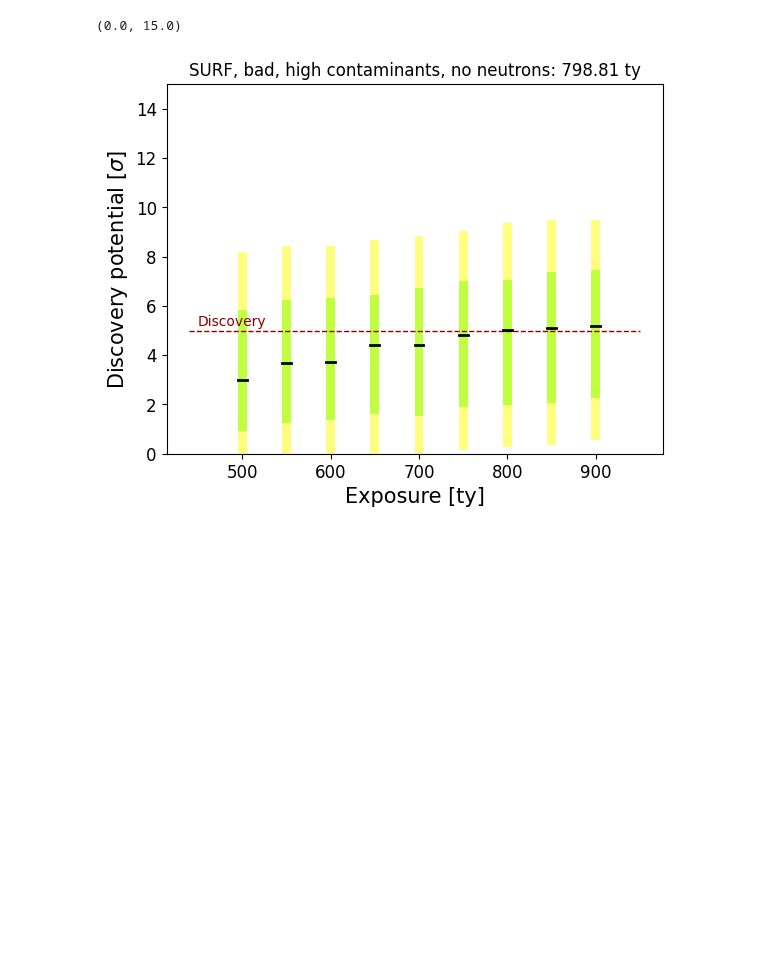
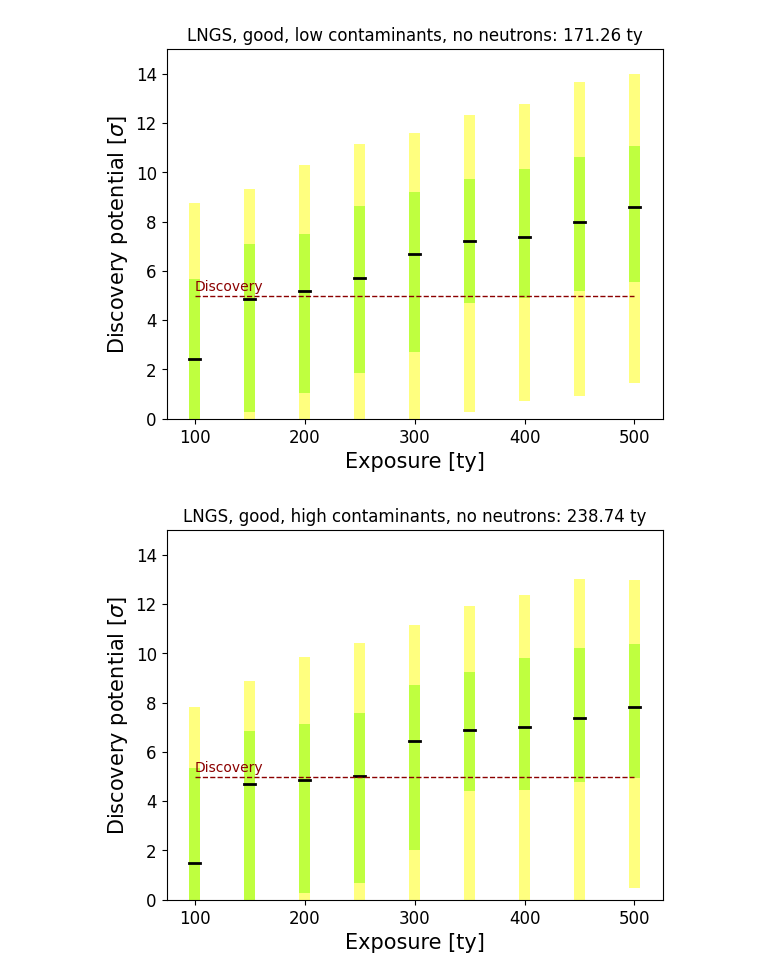
Before and after one commit to robertsjames/FlameFitSimple, a Jupyter notebook: analyses/CEvNS_discovery/defn1.ipynb, the cells around one changed output. Drawn from its saved outputs; the diff is of its cells as text; code cells hidden in the pictures; blank space fills up the shorter version.

Commit message:
High stats results for definition 2 study.

```diff
--- a/analyses/CEvNS_discovery/defn1.ipynb
+++ b/analyses/CEvNS_discovery/defn1.ipynb
@@ -42,6 +42,17 @@ def get_crossing(x, y, crit_val=5.):
     gradient = (y_right - y_left) / (x_right - x_left)
 
     return (crit_val - y_left) / gradient + x_left
-# %%
-expsoures, bands = get_disco_bands(directory='outputs/CEvNS_disco/LNGS_good_low')
+# %%
+files_titles = {'outputs/CEvNS_disco/LNGS_good_low': 'LNGS, good, low contaminants, no neutrons',
+                'outputs/CEvNS_disco/LNGS_good_high': 'LNGS, good, high contaminants, no neutrons',
+                'outputs/CEvNS_disco/LNGS_bad_low': 'LNGS, bad, low contaminants, no neutrons',
+                'outputs/CEvNS_disco/LNGS_bad_high': 'LNGS, bad, high contaminants, no neutrons',
+                'outputs/CEvNS_disco/LNGS_good_low_neutrons_low': 'LNGS, good, low contaminants, low neutrons',
+                'outputs/CEvNS_disco/LNGS_good_low_neutrons_high': 'LNGS, good, low contaminants, high neutrons',
+                'outputs/CEvNS_disco/SURF_good_low': 'SURF, good, low contaminants, no neutrons',
+                'outputs/CEvNS_disco/SURF_good_high': 'SURF, good, high contaminants, no neutrons',
+                'outputs/CEvNS_disco/SURF_bad_low': 'SURF, bad, low contaminants, no neutrons',
+                'outputs/CEvNS_disco/SURF_bad_high': 'SURF, bad, high contaminants, no neutrons',
+                'outputs/CEvNS_disco/SURF_good_low_neutrons_low': 'SURF, good, low contaminants, low neutrons',
+                'outputs/CEvNS_disco/SURF_good_low_neutrons_high': 'SURF, good, low contaminants, high neutrons'}
 # %%
@@ -498,39 +98,6 @@ expsoures, bands = get_disco_bands(directory='outputs/CEvNS_disco/SURF_bad_high'
-# %%
-delta = 5
-
-plt.hlines(5., 440., 950., color='darkred', linestyle='--', linewidth=1)
-plt.text(450, 5.2, 'Discovery', color='darkred')
-
-medians = dict()
-for exposure, band in zip(expsoures, bands):
-
-    plt.plot([exposure-delta, exposure+delta],
-             2*[band[0]],
-             color='k', linewidth=2)
-    plt.fill_between([exposure-delta, exposure+delta],
-                     2*[band[-1]], 2*[band[1]],
-                     facecolor='#00ff00', alpha=0.5)
-    plt.fill_between([exposure-delta, exposure+delta],
-                     2*[band[-2]], 2*[band[2]],
-                     facecolor='#ffff00', alpha=0.5)
-
-    medians[exposure] = band[0]
-
-medians = collections.OrderedDict(sorted(medians.items()))
-exposures = list(medians.keys())
-meds = list(medians.values())
-crossing = get_crossing(exposures, meds)
-
-plt.xlabel("Exposure [ty]")
-plt.ylabel("Discovery potential [$\sigma$]")
-plt.title(f"SURF, bad, high contaminants, no neutrons: {crossing:.2f} ty")
-plt.xticks(fontsize=12)
-plt.yticks(fontsize=12)
-ax = plt.gca()
-ax.xaxis.get_label().set_fontsize(15)
-ax.yaxis.get_label().set_fontsize(15)
-
-plt.ylim (0., 15.)
-# %% [output]
-(0.0, 15.0)
-[figure, removed]
+# %%
+for file, title in files_titles.items():
+    produce_plot(file, title)
+# %% [output]
+[figure, added]
+[figure, added]
```
Also changed, not shown: parts of 23 cells of this notebook, 1 other file.
